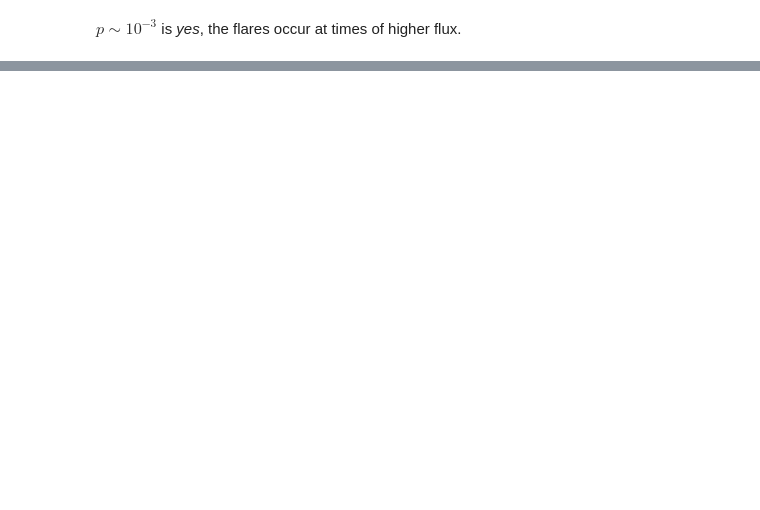
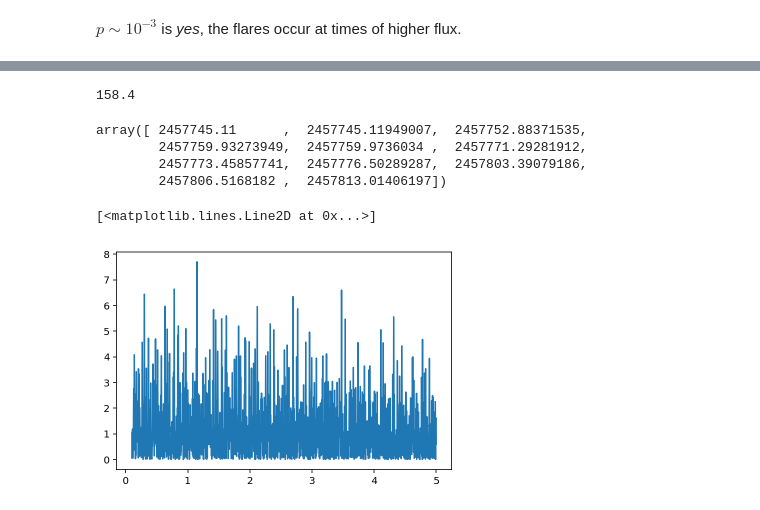
Before and after one commit to bmorris3/libra, a Jupyter notebook: notebooks/trappist1_flares_fluxcorrelated.ipynb, the cells around one changed output, grey strips where cells are left out. Drawn from its saved outputs; the diff is of its cells as text; code cells hidden in the pictures; blank space fills up the shorter version.

```diff
--- a/notebooks/trappist1_flares_fluxcorrelated.ipynb
+++ b/notebooks/trappist1_flares_fluxcorrelated.ipynb
@@ -131,0 +213,22 @@ $p \sim 10^{-3}$ is *yes*, the flares occur at times of higher flux.
+# %%
+3.3 / (0.5/24)
+# %% [output]
+158.4
+# %%
+flare_times
+# %% [output]
+array([ 2457745.11      ,  2457745.11949007,  2457752.88371535,
+        2457759.93273949,  2457759.9736034 ,  2457771.29281912,
+        2457773.45857741,  2457776.50289287,  2457803.39079186,
+        2457806.5168182 ,  2457813.01406197])
+# %%
+import rayleigh
+import numpy as np
+
+periods = np.linspace(0.1, 5, 5000)
+ps = rayleigh.RayleighPowerSpectrum(flare_times, minper=0.1, maxper=5, nper=5000)
+
+plt.plot(periods, list(ps))
+# %% [output]
+[<matplotlib.lines.Line2D at 0x...>]
+[figure, added]
```
Also changed, not shown: parts of 10 cells of this notebook, 4 other files.
